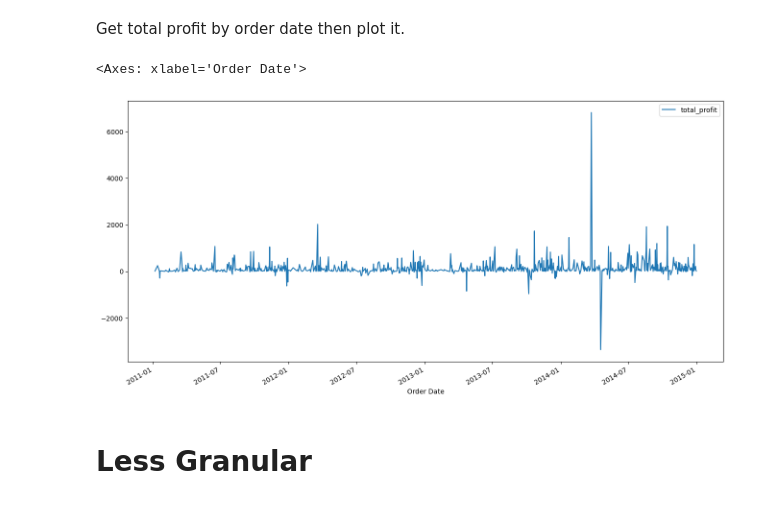
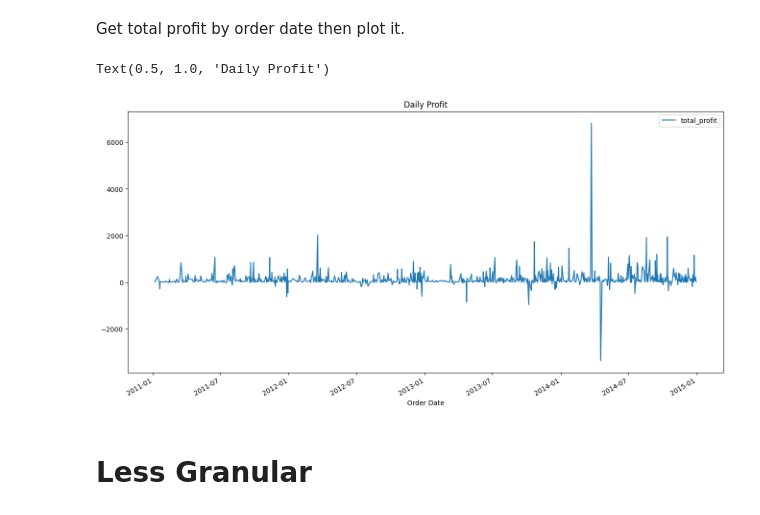
Before and after one commit to ksa-de101-0824/python-pandas, a Jupyter notebook: Demo/2 granularity.ipynb, the cells around one changed output. Cells and saved outputs as stored; diff of their text form; code cells hidden in the pictures.

```diff
--- a/Demo/2 granularity.ipynb
+++ b/Demo/2 granularity.ipynb
@@ -27,11 +27,12 @@ Get total profit by order date then plot it.
 # %%
 
 df.groupby('Order Date').agg(total_profit = ('Profit', 'sum')) \
     .reset_index() \
-    .plot(kind='line', x='Order Date', y = 'total_profit', figsize = (16,8))
+    .plot(kind='line', x='Order Date', y = 'total_profit', figsize = (16,8)) \
+    .set_title("Daily Profit")
 # %% [output]
-<Axes: xlabel='Order Date'>
+Text(0.5, 1.0, 'Daily Profit')
-[figure, old version]
+[figure, new version]
 # %% [markdown]
 # Less Granular
 # %%
```
Also changed, not shown: parts of 6 cells of this notebook.
